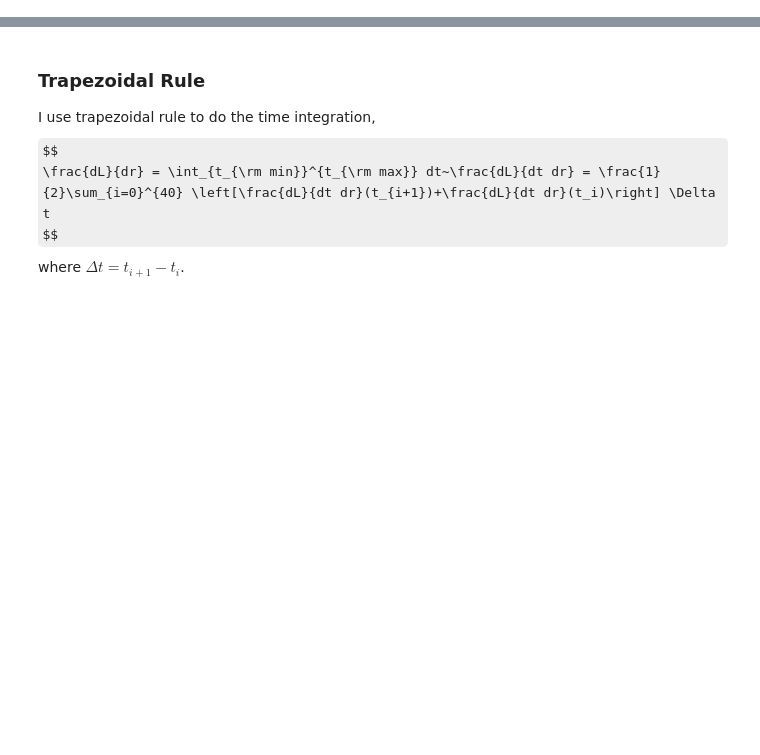
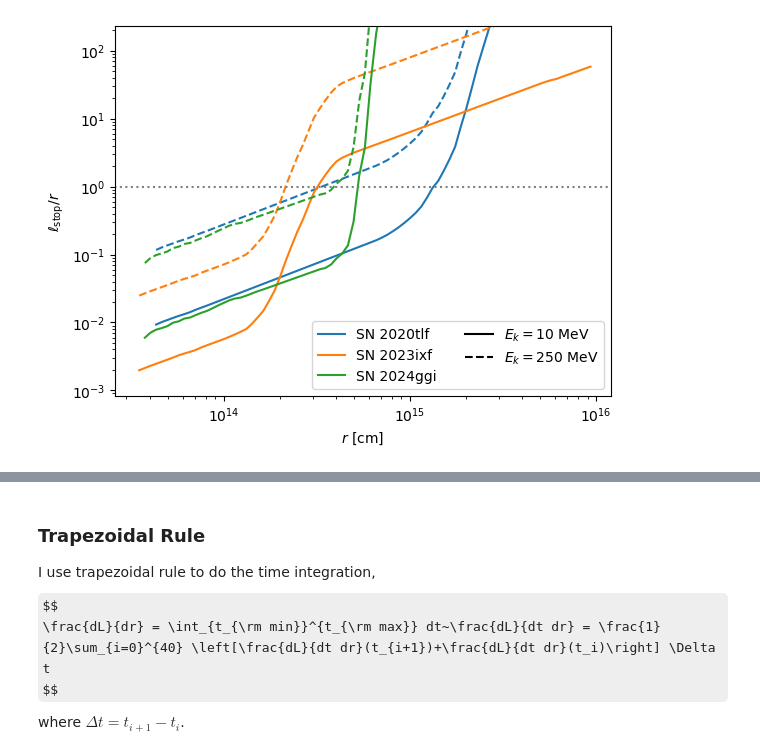
Before and after one commit to yenhsunlin/CSM_DP, a Jupyter notebook: time_and_position_integrations.ipynb, the cells around one changed output, grey strips where cells are left out. Cells and saved outputs as stored; diff of their text form; code cells hidden in the pictures; some formulas as TeX source; blank space fills up the shorter version.

```diff
--- a/time_and_position_integrations.ipynb
+++ b/time_and_position_integrations.ipynb
@@ -53,0 +142,22 @@ def CSM_density(r):
+# %%
+colors = ['C0','C1','C2','C3','C4']
+i = 0
+for SN_name in SN_names:
+    esl_Ek10 = e_stopping_length(10,CSM_radii,SN_name=SN_name)
+    esl_Ek250 = e_stopping_length(250,CSM_radii,SN_name=SN_name)
+    plt.plot(CSM_radii,esl_Ek10/CSM_radii,color=colors[i],label=SN_name)
+    plt.plot(CSM_radii,esl_Ek250/CSM_radii,'--',color=colors[i])
+    i+=1
+plt.plot([3e12,1e17],[1,1],':',color='gray')
+plt.plot([1e14,1e15],[1e-9,1e-9],'k',label=r'$E_k=10$ MeV')
+plt.plot([1e14,1e15],[1e-9,1e-9],'--k',label=r'$E_k=250$ MeV')
+plt.xscale('log')
+plt.yscale('log')
+plt.xlim(2.6e13,1.2e16)
+plt.ylim(8.3e-4,2.3e2)
+plt.legend(ncol=2)
+plt.xlabel(r'$r$ [cm]')
+plt.ylabel(r'$\ell_{\rm stop}/r$')
+plt.savefig('stopping_length.pdf',bbox_inches='tight')
+# %% [output]
+[figure, added]
```
Also changed, not shown: parts of 30 cells of this notebook, 27 other files.
